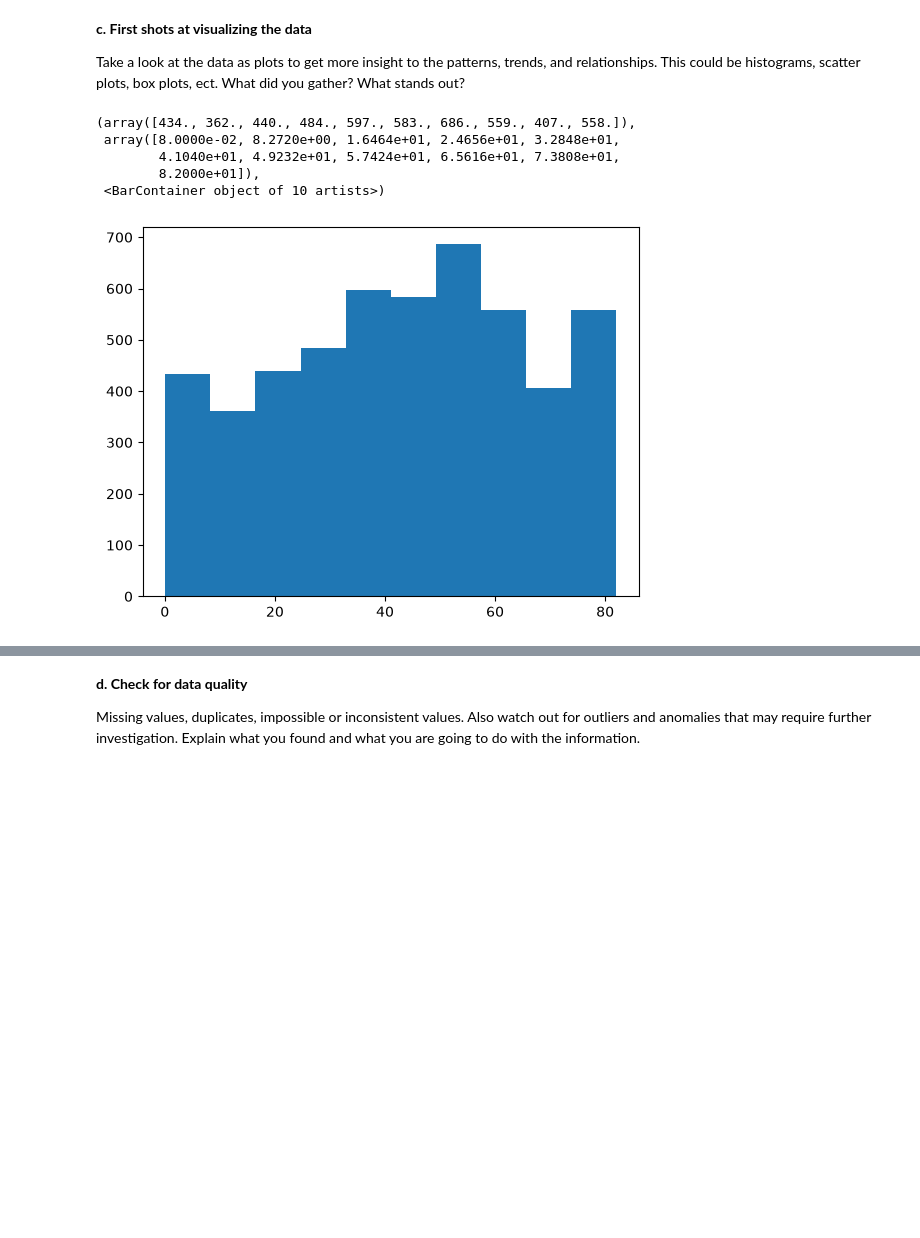
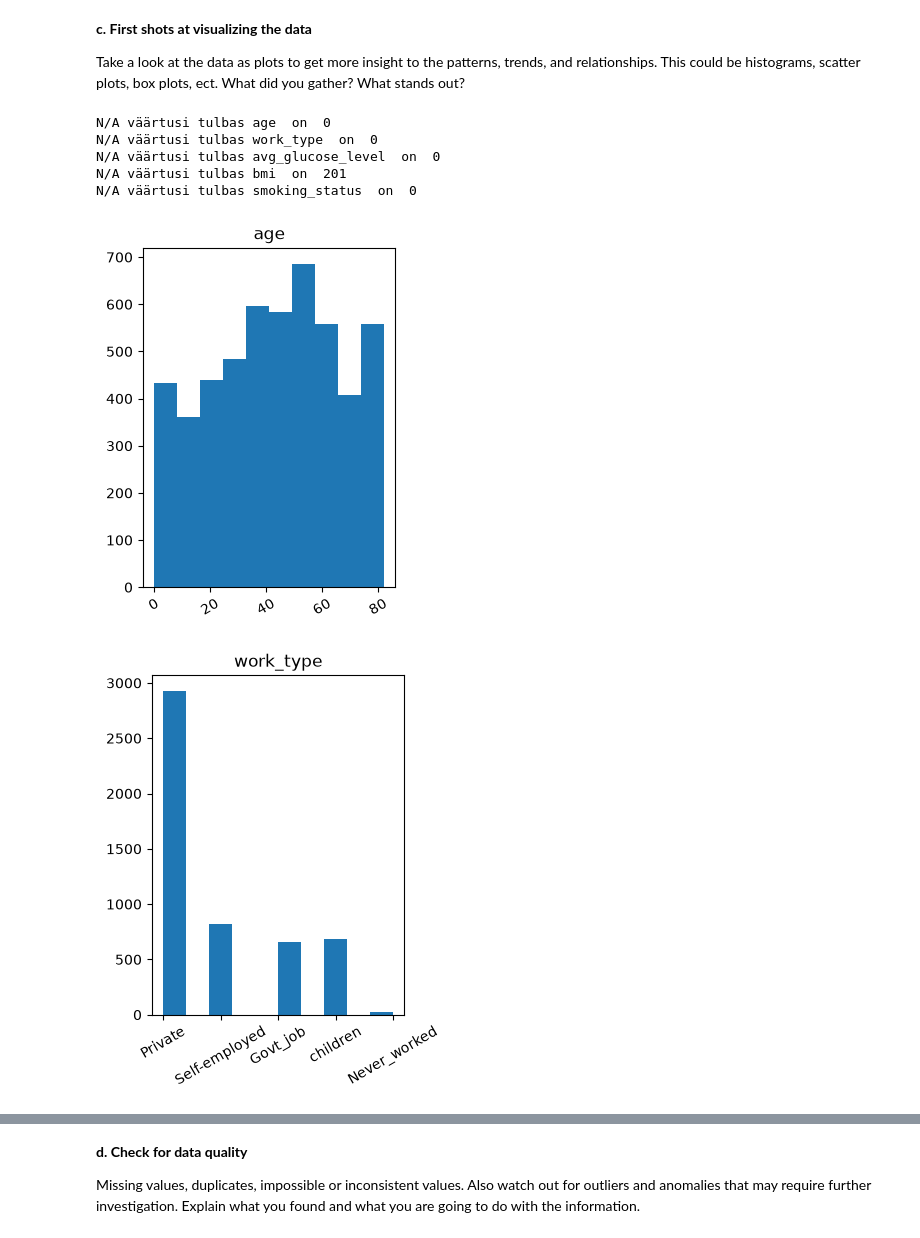
Before and after one commit to voldemortenz/IntroductiontoDataScience_Project, a Jupyter notebook: IDS2026_HW07.ipynb, the cells around one changed output, grey strips where cells are left out. Saved outputs shown, nothing was run; the diff lists cells and outputs as text; code cells hidden in the pictures; blank space fills up the shorter version.

```diff
--- a/IDS2026_HW07.ipynb
+++ b/IDS2026_HW07.ipynb
@@ -158,12 +170,21 @@ Take a look at the data as plots to get more insight to the patterns, trends, an
 # %%
 ## TODO
 import matplotlib.pyplot as plt
 
-plt.hist(tabel["age"])
+list = ["age","work_type","avg_glucose_level","bmi","smoking_status"]
+
+for i in range(len(list)):
+    plt.figure(figsize=(15,15))
+    plt.subplot(3,4,i+1)  # 3: number of rows, 4: number of columns, 1: index of the plot (starting from 1), total 12 indices
+    plt.title(list[i])
+    plt.hist(data=tabel,x=list[i])
+    plt.tick_params("x",rotation=30)
+    print("N/A väärtusi tulbas" , list[i] , " on " ,tabel[list[i]].isna().sum())
 # %% [output]
-(array([434., 362., 440., 484., 597., 583., 686., 559., 407., 558.]),
- array([8.0000e-02, 8.2720e+00, 1.6464e+01, 2.4656e+01, 3.2848e+01,
-        4.1040e+01, 4.9232e+01, 5.7424e+01, 6.5616e+01, 7.3808e+01,
-        8.2000e+01]),
- <BarContainer object of 10 artists>)
+N/A väärtusi tulbas age  on  0
+N/A väärtusi tulbas work_type  on  0
+N/A väärtusi tulbas avg_glucose_level  on  0
+N/A väärtusi tulbas bmi  on  201
+N/A väärtusi tulbas smoking_status  on  0
-[figure, old version]
+[figure, new version]
+[figure, added]
```
Also changed, not shown: parts of 14 cells of this notebook.
